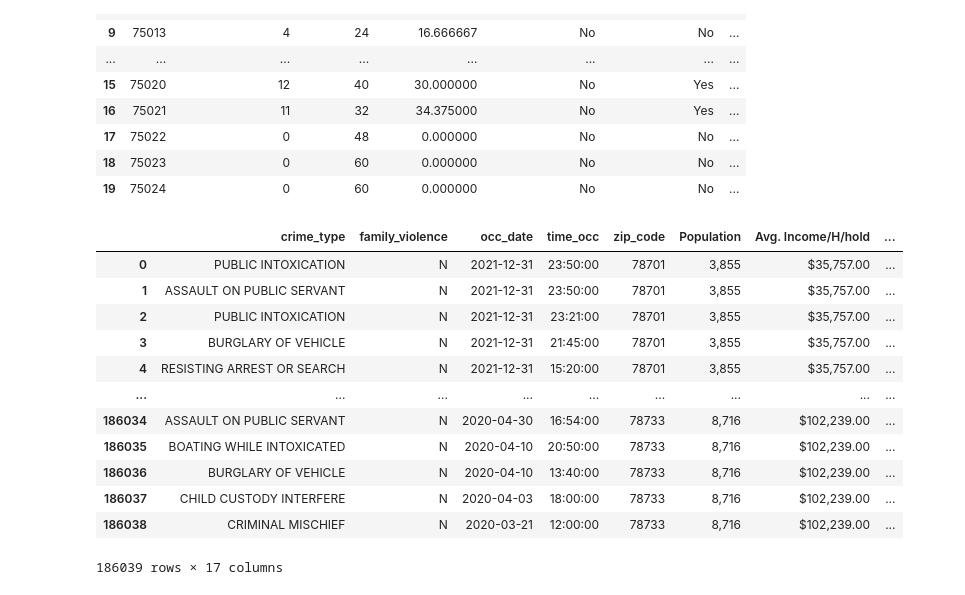
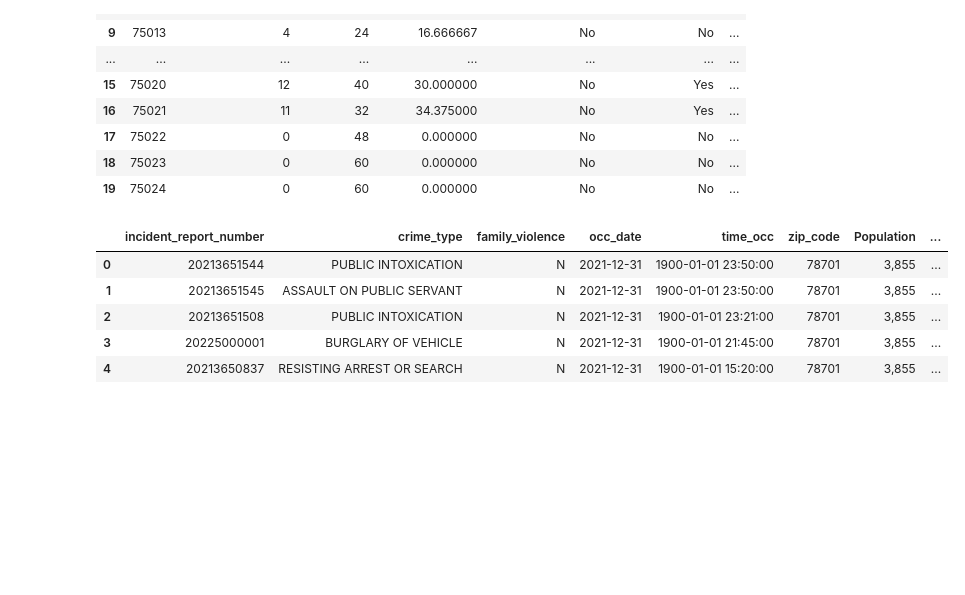
Before and after one commit to ChristopheGarcia1/Crime_Analysis-, a Jupyter notebook: src/resources/crime_cleaning.ipynb, the cells around one changed output. Cells and saved outputs as stored; diff of their text form; code cells hidden in the pictures; blank space fills up the shorter version.

```diff
--- a/src/resources/crime_cleaning.ipynb
+++ b/src/resources/crime_cleaning.ipynb
@@ -58,9 +58,9 @@ clearance_status               object
 clearance_date                 object
 dtype: object
 # %%
-crime_df = results_df[['crime_type', 'family_violence', 'occ_date', 'occ_time', 'zip_code', 'latitude', 'longitude']]
+crime_df = results_df[['incident_report_number','crime_type', 'family_violence', 'occ_date', 'occ_time', 'zip_code', 'latitude', 'longitude']]
 crime_df.dropna(inplace=True)
-crime_df
+crime_df.head()
 # %% [output]
 A value is trying to be set on a copy of a slice from a DataFrame
 
@@ -102,7 +95,7 @@ for str in crime_df['occ_time']:
 crime_df['time_occ'] = time_occ
 
 crime_df['time_occ'] = pd.to_datetime(crime_df['time_occ'], format = timefmt_time, errors='coerce')
-crime_df['time_occ'] = [time.time() for time in crime_df['time_occ']]
+# crime_df['time_occ'] = [time.time() for time in crime_df['time_occ']]
 crime_df.head()
 # %% [output]
 A value is trying to be set on a copy of a slice from a DataFrame.
@@ -221,7 +195,7 @@ dtype: object
 # %%
 # Reorganize column info
 
-column_order = ['crime_type', 'family_violence', 'occ_date', 'time_occ', 'zip_code','latitude','longitude']
+column_order = ['incident_report_number','crime_type', 'family_violence', 'occ_date', 'time_occ', 'zip_code','latitude','longitude']
 crime_df = crime_df[column_order]
-crime_df.groupby(['zip_code']).count()
+crime_df.groupby(['zip_code']).count().head()
 # %% [output]
@@ -288,6 +240,6 @@ zip_code_avg_inc
 # %%
 result = pd.merge(crime_df, zip_code_avg_inc, how="inner", left_on=['zip_code'], right_on=['Zip Code'])
 result.drop(['Zip Code', 'City', 'Location', '#'], axis = 1, inplace=True)
-result = result[['crime_type', 'family_violence', 'occ_date', 'time_occ', 'zip_code', 'Population', 'Avg. Income/H/hold', 'National Rank', 'latitude' , 'longitude']]
+result = result[['incident_report_number','crime_type', 'family_violence', 'occ_date', 'time_occ', 'zip_code', 'Population', 'Avg. Income/H/hold', 'National Rank', 'latitude' , 'longitude']]
 result
 # %% [output]
@@ -467,20 +419,13 @@ cleaned_census_data.head(20)
 # %%
 #Merge data frames together
 
 crime_df_cleaner = pd.merge(result, cleaned_census_data, how="inner", left_on=['zip_code'], right_on=['ZIP'])
-crime_df_cleaner
+crime_df_cleaner.head()
 # %% [output]
-|  | crime_type | family_violence | occ_date | time_occ | zip_code | Population | Avg. Income/H/hold | ... |
-| 0 | PUBLIC INTOXICATION | N | 2021-12-31 | 23:50:00 | 78701 | 3,855 | $35,757.00 | ... |
-| 1 | ASSAULT ON PUBLIC SERVANT | N | 2021-12-31 | 23:50:00 | 78701 | 3,855 | $35,757.00 | ... |
-| 2 | PUBLIC INTOXICATION | N | 2021-12-31 | 23:21:00 | 78701 | 3,855 | $35,757.00 | ... |
-| 3 | BURGLARY OF VEHICLE | N | 2021-12-31 | 21:45:00 | 78701 | 3,855 | $35,757.00 | ... |
-| 4 | RESISTING ARREST OR SEARCH | N | 2021-12-31 | 15:20:00 | 78701 | 3,855 | $35,757.00 | ... |
-| ... | ... | ... | ... | ... | ... | ... | ... | ... |
-| 186034 | ASSAULT ON PUBLIC SERVANT | N | 2020-04-30 | 16:54:00 | 78733 | 8,716 | $102,239.00 | ... |
-| 186035 | BOATING WHILE INTOXICATED | N | 2020-04-10 | 20:50:00 | 78733 | 8,716 | $102,239.00 | ... |
-| 186036 | BURGLARY OF VEHICLE | N | 2020-04-10 | 13:40:00 | 78733 | 8,716 | $102,239.00 | ... |
-| 186037 | CHILD CUSTODY INTERFERE | N | 2020-04-03 | 18:00:00 | 78733 | 8,716 | $102,239.00 | ... |
-| 186038 | CRIMINAL MISCHIEF | N | 2020-03-21 | 12:00:00 | 78733 | 8,716 | $102,239.00 | ... |
+|  | incident_report_number | crime_type | family_violence | occ_date | time_occ | zip_code | Population | ... |
+| 0 | 20213651544 | PUBLIC INTOXICATION | N | 2021-12-31 | 1900-01-01 23:50:00 | 78701 | 3,855 | ... |
+| 1 | 20213651545 | ASSAULT ON PUBLIC SERVANT | N | 2021-12-31 | 1900-01-01 23:50:00 | 78701 | 3,855 | ... |
+| 2 | 20213651508 | PUBLIC INTOXICATION | N | 2021-12-31 | 1900-01-01 23:21:00 | 78701 | 3,855 | ... |
+| 3 | 20225000001 | BURGLARY OF VEHICLE | N | 2021-12-31 | 1900-01-01 21:45:00 | 78701 | 3,855 | ... |
+| 4 | 20213650837 | RESISTING ARREST OR SEARCH | N | 2021-12-31 | 1900-01-01 15:20:00 | 78701 | 3,855 | ... |
-186039 rows × 17 columns
 # %%
```
Also changed, not shown: parts of 33 cells of this notebook, 2 other files.
